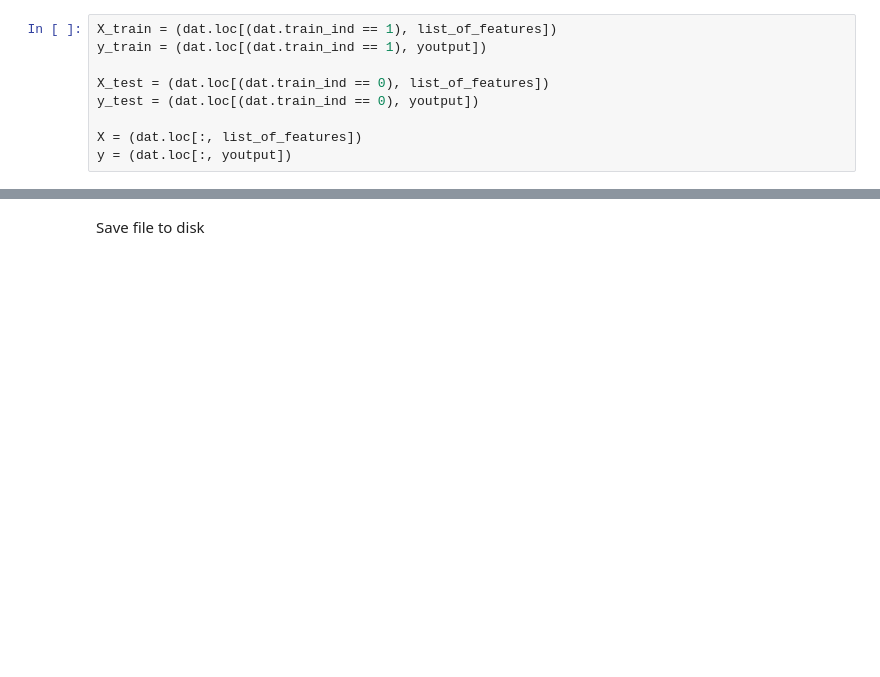
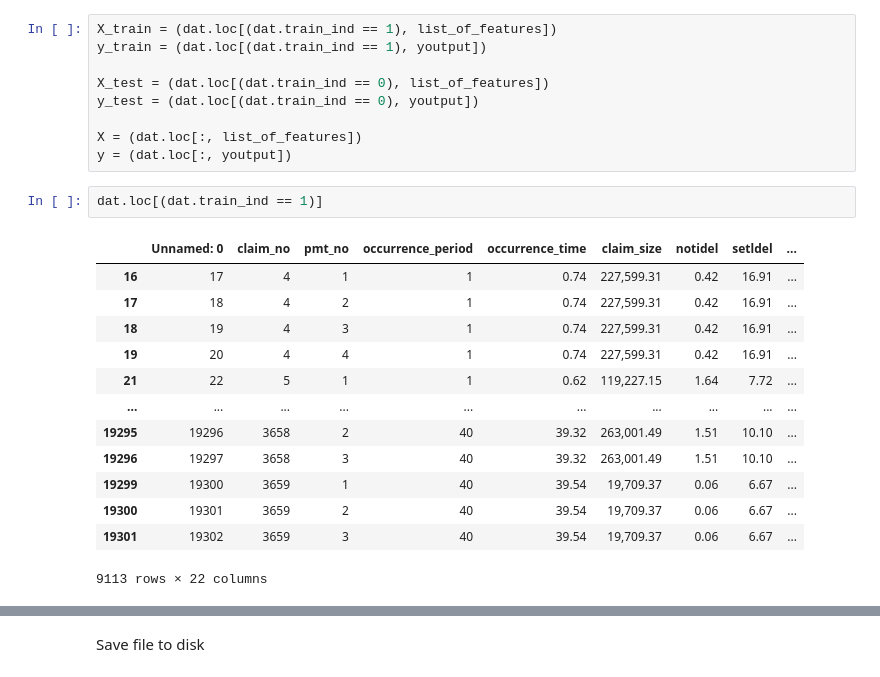
Before and after one commit to JackyP/MLR_working_party, a Jupyter notebook: 02_code/SMD/Dataprepv_nofills_nosttl.ipynb, the cells around one changed output, grey strips where cells are left out. Drawn from its saved outputs; the diff is of its cells as text; blank space fills up the shorter version.

```diff
--- a/02_code/SMD/Dataprepv_nofills_nosttl.ipynb
+++ b/02_code/SMD/Dataprepv_nofills_nosttl.ipynb
@@ -203,3 +250,19 @@ y_test = (dat.loc[(dat.train_ind == 0), youtput])
 
 X = (dat.loc[:, list_of_features])
 y = (dat.loc[:, youtput])
+# %%
+dat.loc[(dat.train_ind == 1)]
+# %% [output]
+|  | Unnamed: 0 | claim_no | pmt_no | occurrence_period | occurrence_time | claim_size | notidel | setldel | ... |
+| 16 | 17 | 4 | 1 | 1 | 0.74 | 227,599.31 | 0.42 | 16.91 | ... |
+| 17 | 18 | 4 | 2 | 1 | 0.74 | 227,599.31 | 0.42 | 16.91 | ... |
+| 18 | 19 | 4 | 3 | 1 | 0.74 | 227,599.31 | 0.42 | 16.91 | ... |
+| 19 | 20 | 4 | 4 | 1 | 0.74 | 227,599.31 | 0.42 | 16.91 | ... |
+| 21 | 22 | 5 | 1 | 1 | 0.62 | 119,227.15 | 1.64 | 7.72 | ... |
+| ... | ... | ... | ... | ... | ... | ... | ... | ... | ... |
+| 19295 | 19296 | 3658 | 2 | 40 | 39.32 | 263,001.49 | 1.51 | 10.10 | ... |
+| 19296 | 19297 | 3658 | 3 | 40 | 39.32 | 263,001.49 | 1.51 | 10.10 | ... |
+| 19299 | 19300 | 3659 | 1 | 40 | 39.54 | 19,709.37 | 0.06 | 6.67 | ... |
+| 19300 | 19301 | 3659 | 2 | 40 | 39.54 | 19,709.37 | 0.06 | 6.67 | ... |
+| 19301 | 19302 | 3659 | 3 | 40 | 39.54 | 19,709.37 | 0.06 | 6.67 | ... |
+9113 rows × 22 columns
```
Also changed, not shown: parts of 8 cells of this notebook, 11 other files.
